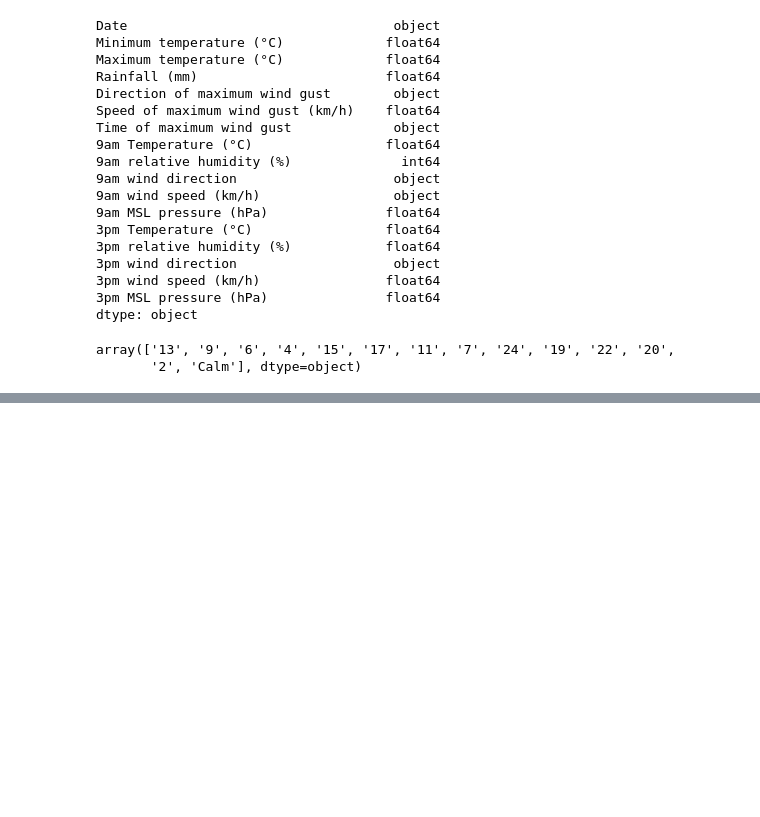
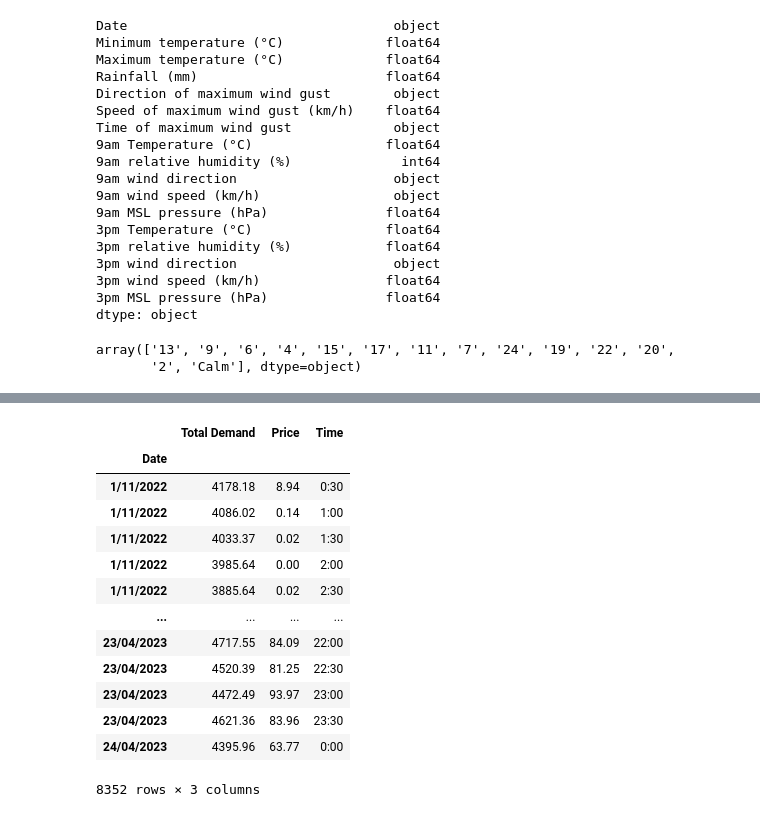
Before and after one commit to HillarP/Energy_Prediction, a Jupyter notebook: Group_1_Data.ipynb, the cells around one changed output, grey strips where cells are left out. Cells and saved outputs as stored; diff of their text form; code cells hidden in the pictures; blank space fills up the shorter version.

```diff
--- a/Group_1_Data.ipynb
+++ b/Group_1_Data.ipynb
@@ -291,0 +307,5 @@ price_and_demand.drop(to_drop, inplace=True, axis=1)
+# %%
+# Drop original Data & Time column
+to_drop = ["Date & Time"]
+price_and_demand.drop(to_drop, inplace=True, axis=1)
+price_and_demand.head()
@@ -292,2 +322,17 @@ price_and_demand.drop(to_drop, inplace=True, axis=1)
 # %%
-price_and_demand.head()
+price_and_demand
+# %% [output]
+|  | Total Demand | Price | Time |
+| Date |  |  |  |
+| 1/11/2022 | 4178.18 | 8.94 | 0:30 |
+| 1/11/2022 | 4086.02 | 0.14 | 1:00 |
+| 1/11/2022 | 4033.37 | 0.02 | 1:30 |
+| 1/11/2022 | 3985.64 | 0.00 | 2:00 |
+| 1/11/2022 | 3885.64 | 0.02 | 2:30 |
+| ... | ... | ... | ... |
+| 23/04/2023 | 4717.55 | 84.09 | 22:00 |
+| 23/04/2023 | 4520.39 | 81.25 | 22:30 |
+| 23/04/2023 | 4472.49 | 93.97 | 23:00 |
+| 23/04/2023 | 4621.36 | 83.96 | 23:30 |
+| 24/04/2023 | 4395.96 | 63.77 | 0:00 |
+8352 rows × 3 columns
```
Also changed, not shown: parts of 113 cells of this notebook.
